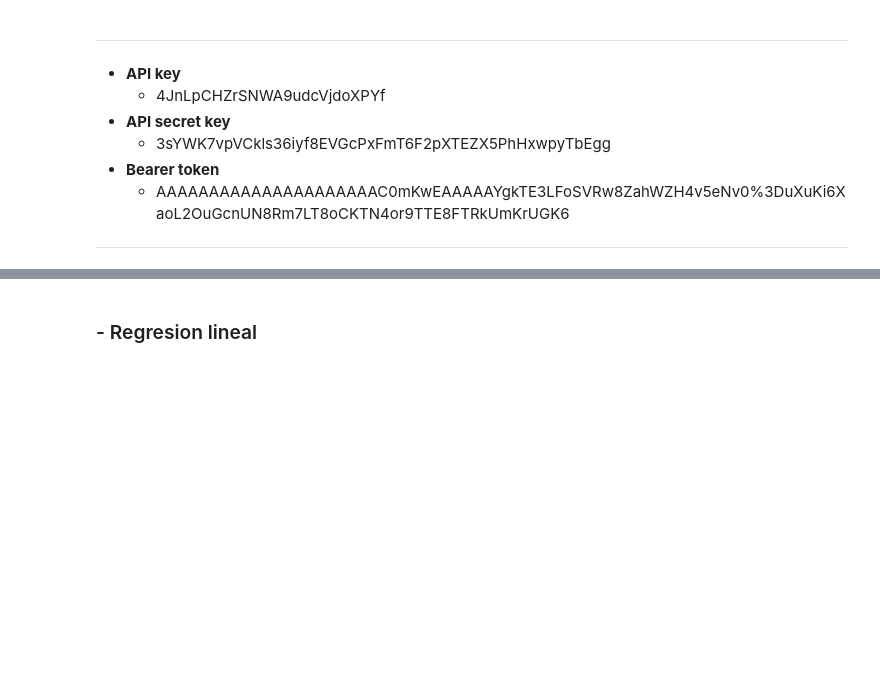
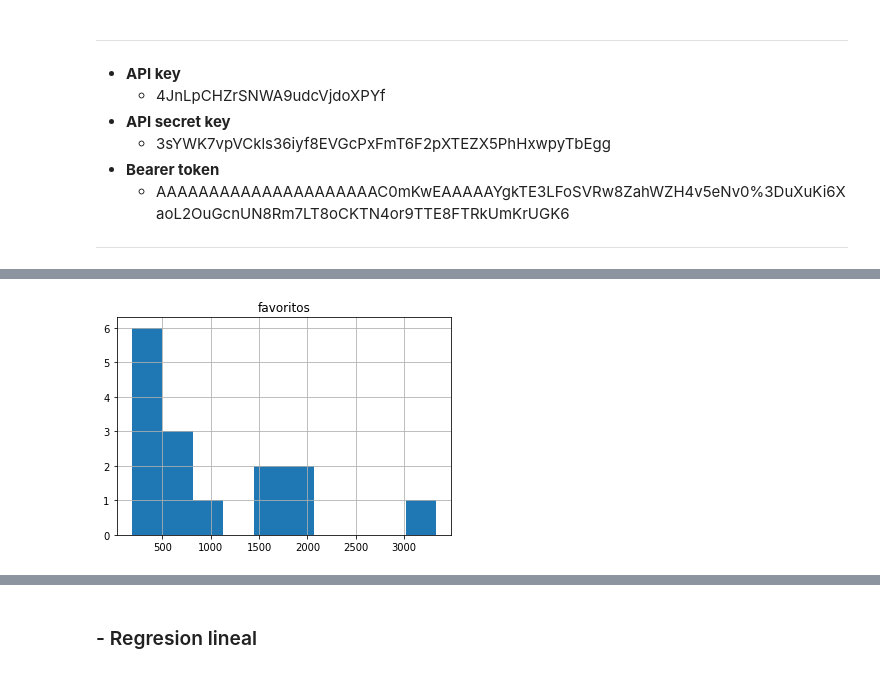
Before and after one commit to jcuyaguari/Simulacion, a Jupyter notebook: ExamenInterciclo.ipynb, the cells around one changed output, grey strips where cells are left out. Saved outputs shown, nothing was run; the diff lists cells and outputs as text; code cells hidden in the pictures; blank space fills up the shorter version.

```diff
--- a/ExamenInterciclo.ipynb
+++ b/ExamenInterciclo.ipynb
@@ -162,3 +162,8 @@ df
+# %%
+df.drop(['rt','Caracteres', 'seguidores'],1).hist()
+plt.show()
+# %% [output]
+[figure, added]
 # %%
 df1 = df.iloc[:, 2:6].cumsum(skipna=False)
 #df1.plot(x='seguidores', y=['favoritos','rt', 'Caracteres'],figsize=(5,5))
```
Also changed, not shown: parts of 14 cells of this notebook, 1 other file.
